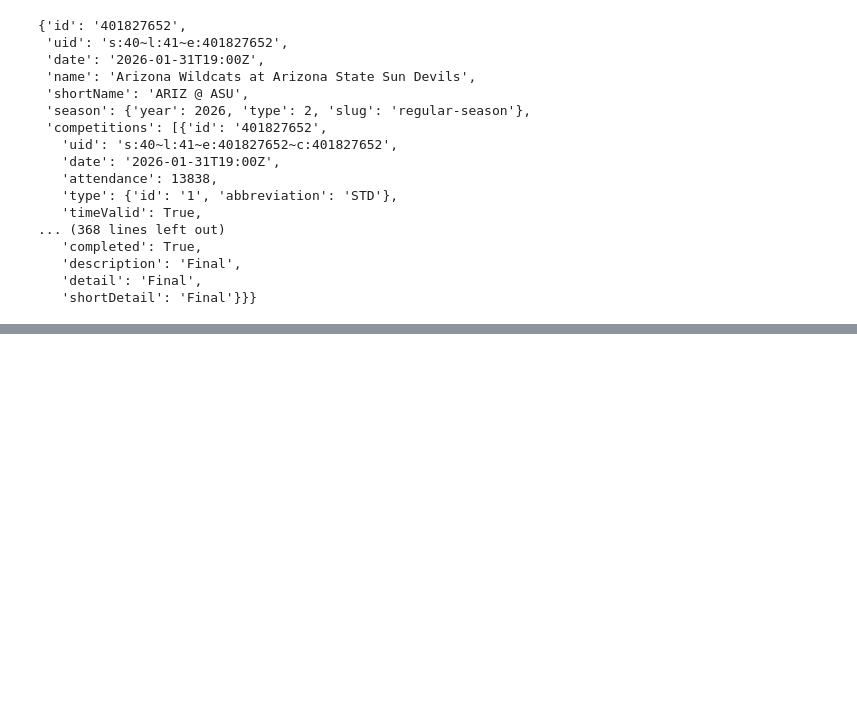
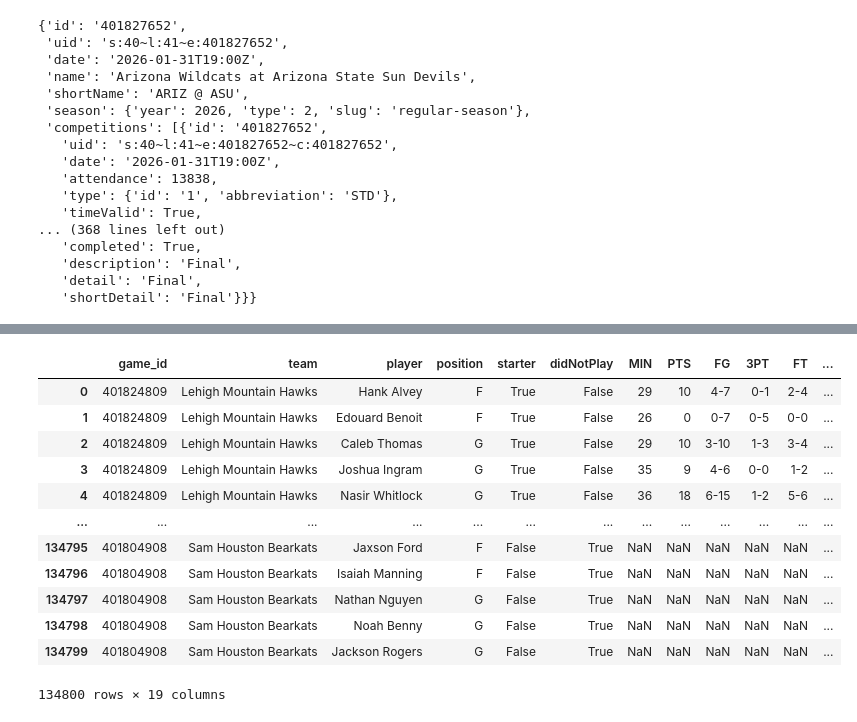
Before and after one commit to mfaulconer/Basketball_Project, a Jupyter notebook: web_scraper.ipynb, the cells around one changed output, grey strips where cells are left out. Drawn from its saved outputs; the diff is of its cells as text; code cells hidden in the pictures; blank space fills up the shorter version.

```diff
--- a/web_scraper.ipynb
+++ b/web_scraper.ipynb
@@ -200,6 +163,0 @@ team_lookup
-# %%
-## add conference info to the dataframe
-games_df["home_conf"] = games_df["home_team"].map(team_lookup)
-games_df["away_conf"] = games_df["away_team"].map(team_lookup)
-
-games_df
@@ -229,0 +220,18 @@ KeyError: 'home_conf'
+# %%
+# Convert to dataframe
+player_stats_df = pd.DataFrame(all_rows)
+player_stats_df
+# %% [output]
+|  | game_id | team | player | position | starter | didNotPlay | MIN | PTS | FG | 3PT | FT | ... |
+| 0 | 401824809 | Lehigh Mountain Hawks | Hank Alvey | F | True | False | 29 | 10 | 4-7 | 0-1 | 2-4 | ... |
+| 1 | 401824809 | Lehigh Mountain Hawks | Edouard Benoit | F | True | False | 26 | 0 | 0-7 | 0-5 | 0-0 | ... |
+| 2 | 401824809 | Lehigh Mountain Hawks | Caleb Thomas | G | True | False | 29 | 10 | 3-10 | 1-3 | 3-4 | ... |
+| 3 | 401824809 | Lehigh Mountain Hawks | Joshua Ingram | G | True | False | 35 | 9 | 4-6 | 0-0 | 1-2 | ... |
+| 4 | 401824809 | Lehigh Mountain Hawks | Nasir Whitlock | G | True | False | 36 | 18 | 6-15 | 1-2 | 5-6 | ... |
+| ... | ... | ... | ... | ... | ... | ... | ... | ... | ... | ... | ... | ... |
+| 134795 | 401804908 | Sam Houston Bearkats | Jaxson Ford | F | False | True | NaN | NaN | NaN | NaN | NaN | ... |
+| 134796 | 401804908 | Sam Houston Bearkats | Isaiah Manning | F | False | True | NaN | NaN | NaN | NaN | NaN | ... |
+| 134797 | 401804908 | Sam Houston Bearkats | Nathan Nguyen | G | False | True | NaN | NaN | NaN | NaN | NaN | ... |
+| 134798 | 401804908 | Sam Houston Bearkats | Noah Benny | G | False | True | NaN | NaN | NaN | NaN | NaN | ... |
+| 134799 | 401804908 | Sam Houston Bearkats | Jackson Rogers | G | False | True | NaN | NaN | NaN | NaN | NaN | ... |
+134800 rows × 19 columns
```
Also changed, not shown: parts of 12 cells of this notebook, 5 other files.
